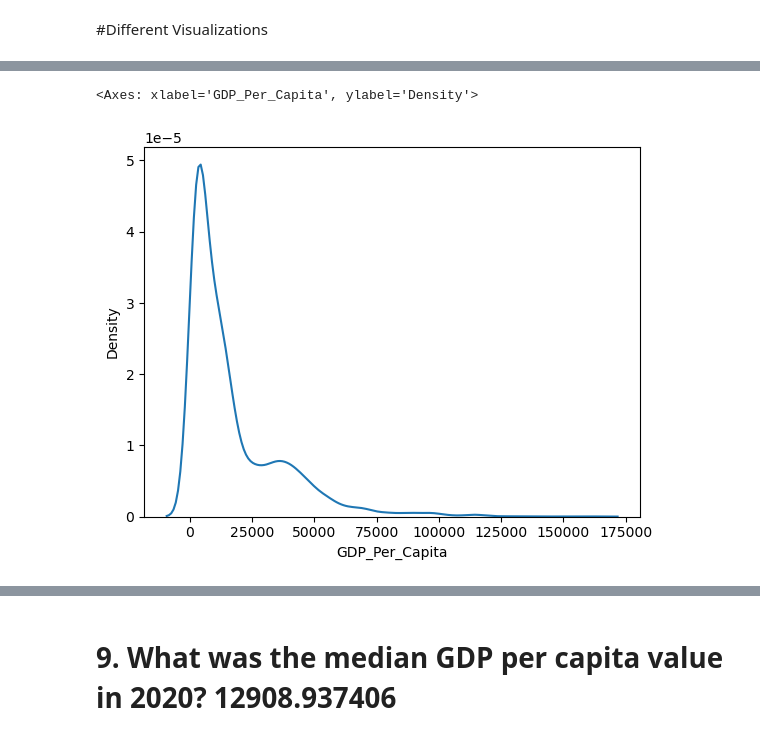
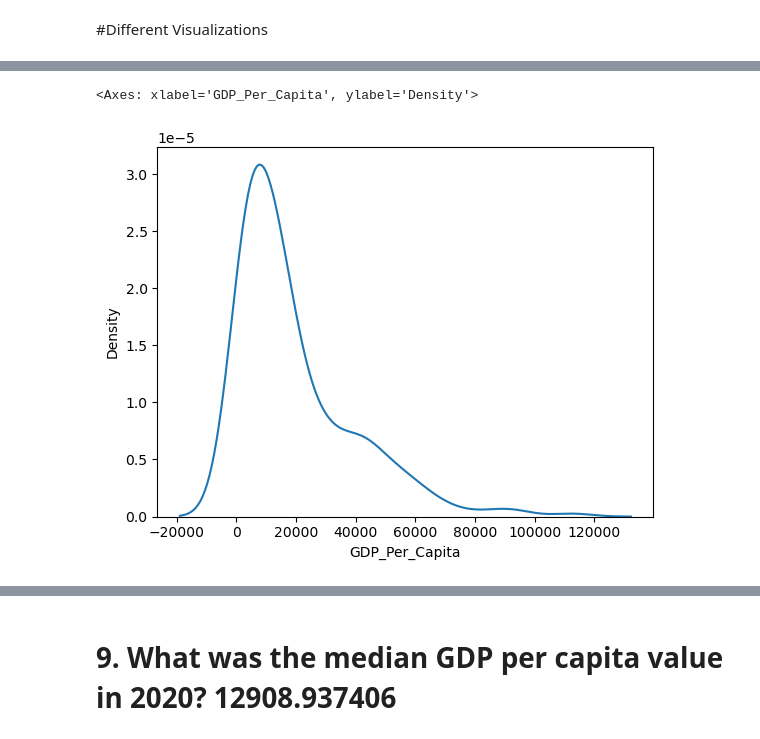
Before and after one commit to hunterfogg668/un_data-hunterfogg668, a Jupyter notebook: notebooks/un_code.ipynb, the cells around one changed output, grey strips where cells are left out. Drawn from its saved outputs; the diff is of its cells as text; code cells hidden in the pictures.

```diff
--- a/notebooks/un_code.ipynb
+++ b/notebooks/un_code.ipynb
@@ -118,5 +144,5 @@ https://gist.github.com/mwaskom/de44147ed2974457ad6372750bbe5751
 # %%
-sns.kdeplot(gdp_df_2['GDP_Per_Capita'])
+sns.kdeplot(gdp_2020['GDP_Per_Capita'])
 # %% [output]
 <Axes: xlabel='GDP_Per_Capita', ylabel='Density'>
-[figure, old version]
+[figure, new version]
```
Also changed, not shown: parts of 23 cells of this notebook.
